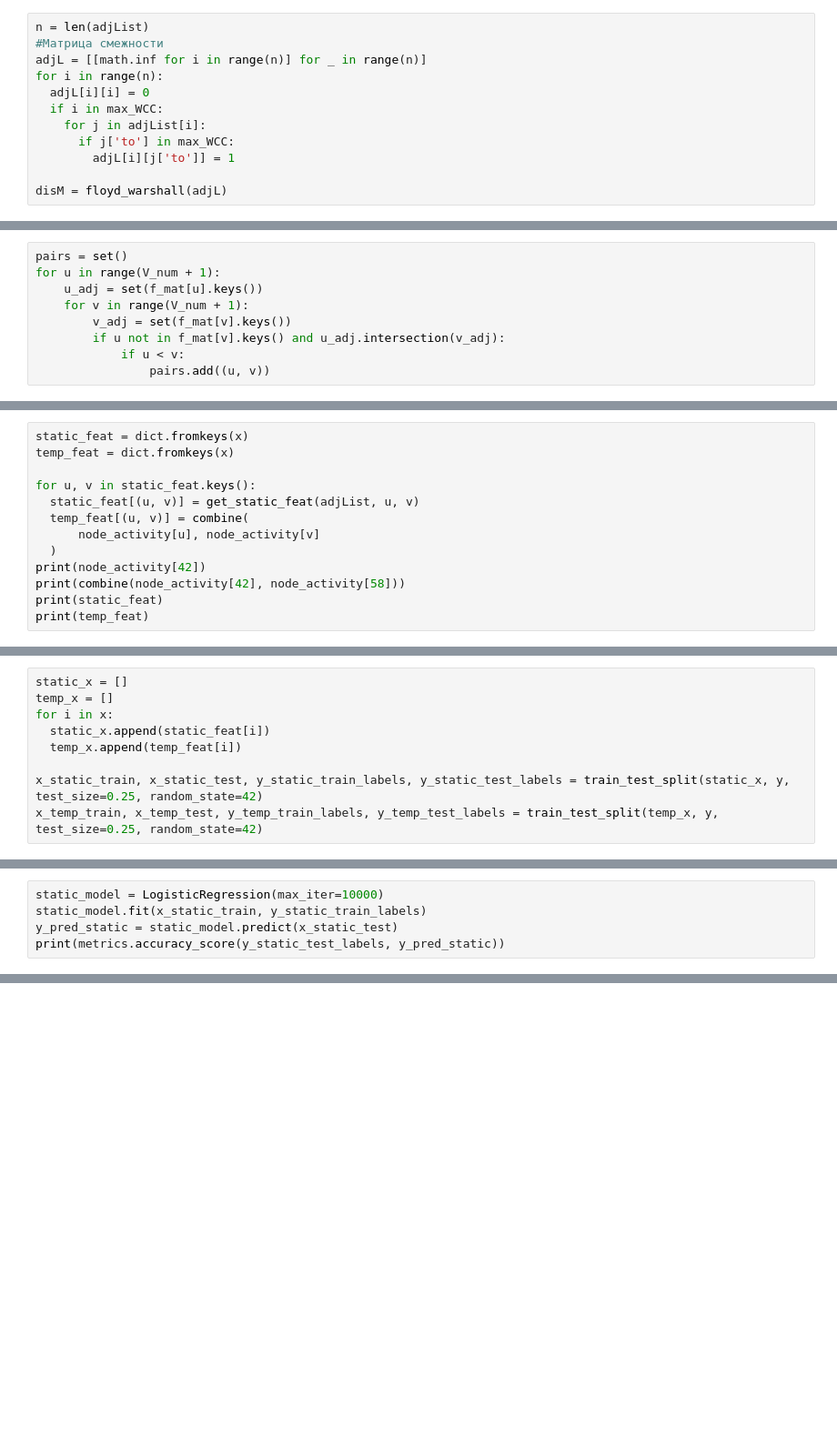
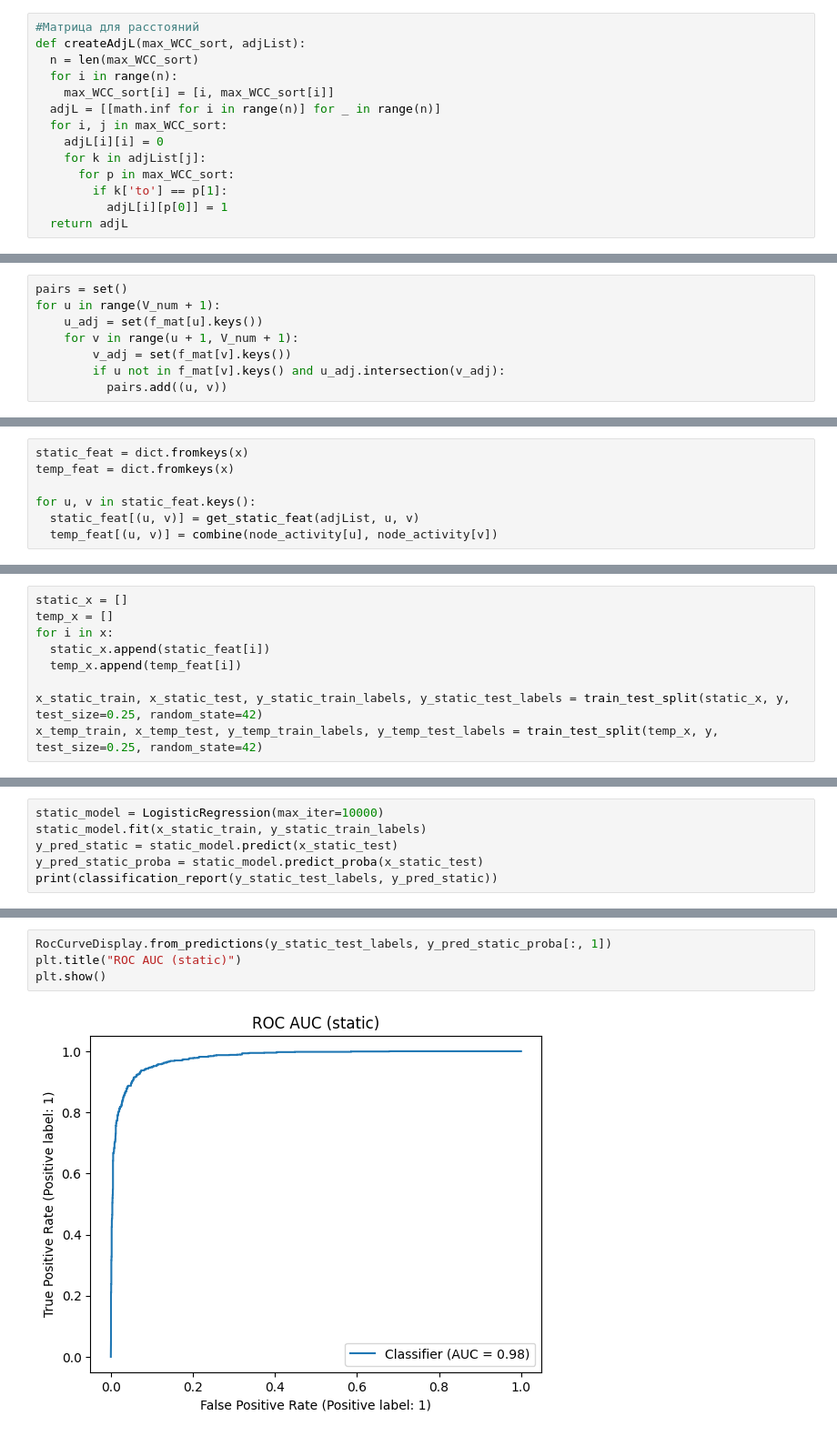
Before and after one commit to answerIII/GraphTheory2022-2023, a Jupyter notebook: main.ipynb, the cells around one changed output, grey strips where cells are left out. Shown at 91% size. Drawn from its saved outputs; the diff is of its cells as text; blank space fills up the shorter version.

```diff
--- a/main.ipynb
+++ b/main.ipynb
@@ -213,16 +208,18 @@ def calcRadDimPerc(disM):
   return [rad, dim, perc90]
 # %%
-n = len(adjList)
-#Матрица смежности
-adjL = [[math.inf for i in range(n)] for _ in range(n)]
-for i in range(n):
-  adjL[i][i] = 0
-  if i in max_WCC:
-    for j in adjList[i]:
-      if j['to'] in max_WCC:
-        adjL[i][j['to']] = 1
-
-disM = floyd_warshall(adjL)
+#Матрица для расстояний
+def createAdjL(max_WCC_sort, adjList):
+  n = len(max_WCC_sort)
+  for i in range(n):
+    max_WCC_sort[i] = [i, max_WCC_sort[i]]
+  adjL = [[math.inf for i in range(n)] for _ in range(n)]
+  for i, j in max_WCC_sort:
+    adjL[i][i] = 0
+    for k in adjList[j]:
+      for p in max_WCC_sort:
+        if k['to'] == p[1]:
+          adjL[i][p[0]] = 1
+  return adjL
 # %% [markdown]
 ## **Снефжный ком, случайные выборки**
 # %%
@@ -460,11 +503,10 @@ for fr, feat in f_mat.items():
 pairs = set()
 for u in range(V_num + 1):
     u_adj = set(f_mat[u].keys())
-    for v in range(V_num + 1):
+    for v in range(u + 1, V_num + 1):
         v_adj = set(f_mat[v].keys())
         if u not in f_mat[v].keys() and u_adj.intersection(v_adj):
-            if u < v:
-                pairs.add((u, v))
+          pairs.add((u, v))
 # %%
 con_pairs = list()
 non_pairs = list()
@@ -493,10 +532,4 @@ temp_feat = dict.fromkeys(x)
 
 for u, v in static_feat.keys():
   static_feat[(u, v)] = get_static_feat(adjList, u, v)
-  temp_feat[(u, v)] = combine(
-      node_activity[u], node_activity[v]
-  )
-print(node_activity[42])
-print(combine(node_activity[42], node_activity[58]))
-print(static_feat)
-print(temp_feat)
+  temp_feat[(u, v)] = combine(node_activity[u], node_activity[v])
@@ -518,5 +554,6 @@ from sklearn import metrics
 static_model = LogisticRegression(max_iter=10000)
 static_model.fit(x_static_train, y_static_train_labels)
 y_pred_static = static_model.predict(x_static_test)
-print(metrics.accuracy_score(y_static_test_labels, y_pred_static))
+y_pred_static_proba = static_model.predict_proba(x_static_test)
+print(classification_report(y_static_test_labels, y_pred_static))
 # %% [output]
@@ -523,0 +568,6 @@ print(metrics.accuracy_score(y_static_test_labels, y_pred_static))
+# %%
+RocCurveDisplay.from_predictions(y_static_test_labels, y_pred_static_proba[:, 1])
+plt.title("ROC AUC (static)")
+plt.show()
+# %% [output]
+[figure, added]
```
Also changed, not shown: parts of 36 cells of this notebook.
